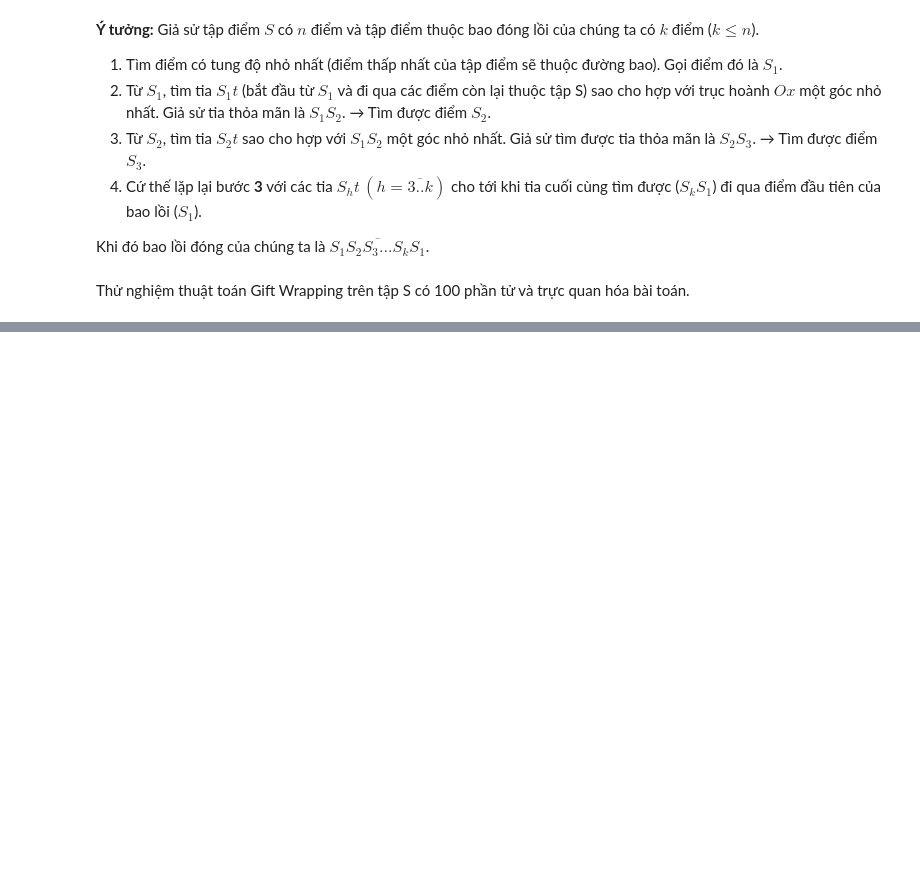
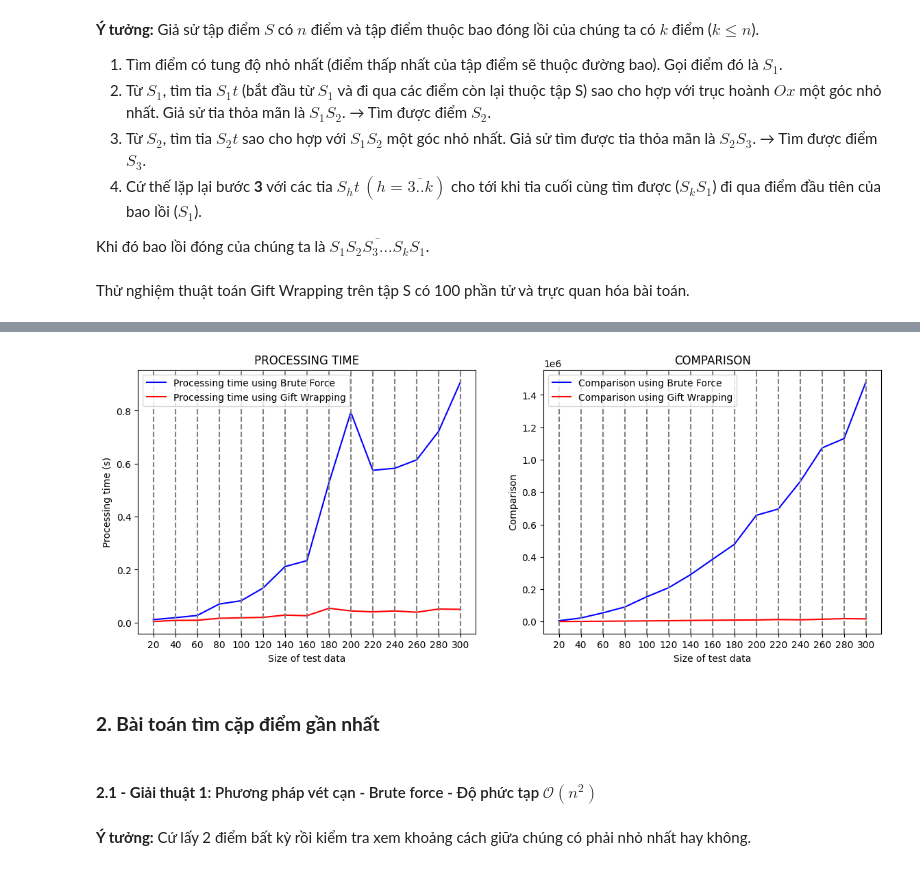
Before and after one commit to nbtin/algo_complexity, a Jupyter notebook: 20120596.ipynb, the cells around one changed output, grey strips where cells are left out. Drawn from its saved outputs; the diff is of its cells as text; code cells hidden in the pictures; blank space fills up the shorter version.

```diff
--- a/20120596.ipynb
+++ b/20120596.ipynb
@@ -144,8 +153,6 @@ def is_on_same_side_cmp(S, id_point1, id_point2):
             return False, cnt
         else:
             continue
-    else:
-        cnt += 1
 
     return True, cnt
 # %%
@@ -361,5 +331,5 @@ show_points(S, convex)
 # %%
-def Convex_hull_GW_stats():
+def Convex_hull_stats(choice):
     """Hàm đo các thông số cần thiết cho đề bài.
     Return:
         - result: Danh sách các thông số cần thiết [[kích thước n, thời gian chạy, số phép so sánh], ...]
@@ -369,7 +339,7 @@ def Convex_hull_GW_stats():
         for i in range(10):
             S = Test_Generator(n)
             start_time = time.time() # bat dau do
-            comparison = Convex_hull_GW(S)[1]
+            comparison = Convex_hull_BF(S)[1] if choice == 1 else Convex_hull_GW(S)[1]
             end_time = time.time()
             processing_time = (end_time - start_time) # seconds
             result.append([n, i, processing_time, comparison])
@@ -405,0 +357,51 @@ array([[2.00000000e+01, 3.54595184e-03, 4.90100000e+02],
+# %%
+stats_convex_hull_BF = Convex_hull_stats(1)
+# stats_convex_hull_BF
+# %%
+stats_convex_hull_GW = Convex_hull_stats(0)
+# stats_convex_hull_GW
+# %%
+x_GW = stats_convex_hull_GW[:, 0]
+processing_time_GW = stats_convex_hull_GW[:, 1]
+comparison_GW = stats_convex_hull_GW[:, 2]
+
+x_BF = stats_convex_hull_BF[:, 0]
+processing_time_BF = stats_convex_hull_BF[:, 1]
+comparison_BF = stats_convex_hull_BF[:, 2]
+
+fig, axs = plt.subplots(1, 2, figsize=(14, 5))
+
+axs[0].plot(x_BF, processing_time_BF, '-b', label = 'Processing time using Brute Force')
+axs[0].plot(x_BF, processing_time_GW, '-r', label = 'Processing time using Gift Wrapping')
+axs[0].set_title('PROCESSING TIME')
+axs[0].set_xlabel('Size of test data')
+axs[0].set_ylabel('Processing time (s)')
+axs[0].legend()
+
+axs[1].plot(x_BF, comparison_BF, '-b', label = 'Comparison using Brute Force')
+axs[1].plot(x_BF, comparison_GW, '-r', label = 'Comparison using Gift Wrapping')
+axs[1].set_title('COMPARISON')
+axs[1].set_xlabel('Size of test data')
+axs[1].set_ylabel('Comparison')
+axs[1].legend()
+
+axs[0].set_xticks(np.arange(20, 301, 20))
+for i in range(len(SIZES)):
+    axs[0].axvline(x=SIZES[i], color='gray', linestyle='--')
+axs[1].set_xticks(np.arange(20, 301, 20))
+for i in range(len(SIZES)):
+    axs[1].axvline(x=SIZES[i], color='gray', linestyle='--')
+
+plt.show()
+# %% [output]
+[figure, added]
+# %% [markdown]
+<a id="bai2"></a>
+
+### **2. Bài toán tìm cặp điểm gần nhất**
+# %% [markdown]
+<a id="bai2_vetcan"></a>
+
+#### **2.1 - Giải thuật 1**: Phương pháp vét cạn - Brute force - Độ phức tạp $\mathcal{O}(n^2)$
+# %% [markdown]
+**Ý tưởng:** Cứ lấy 2 điểm bất kỳ rồi kiểm tra xem khoảng cách giữa chúng có phải nhỏ nhất hay không.
```
Also changed, not shown: parts of 30 cells of this notebook.
